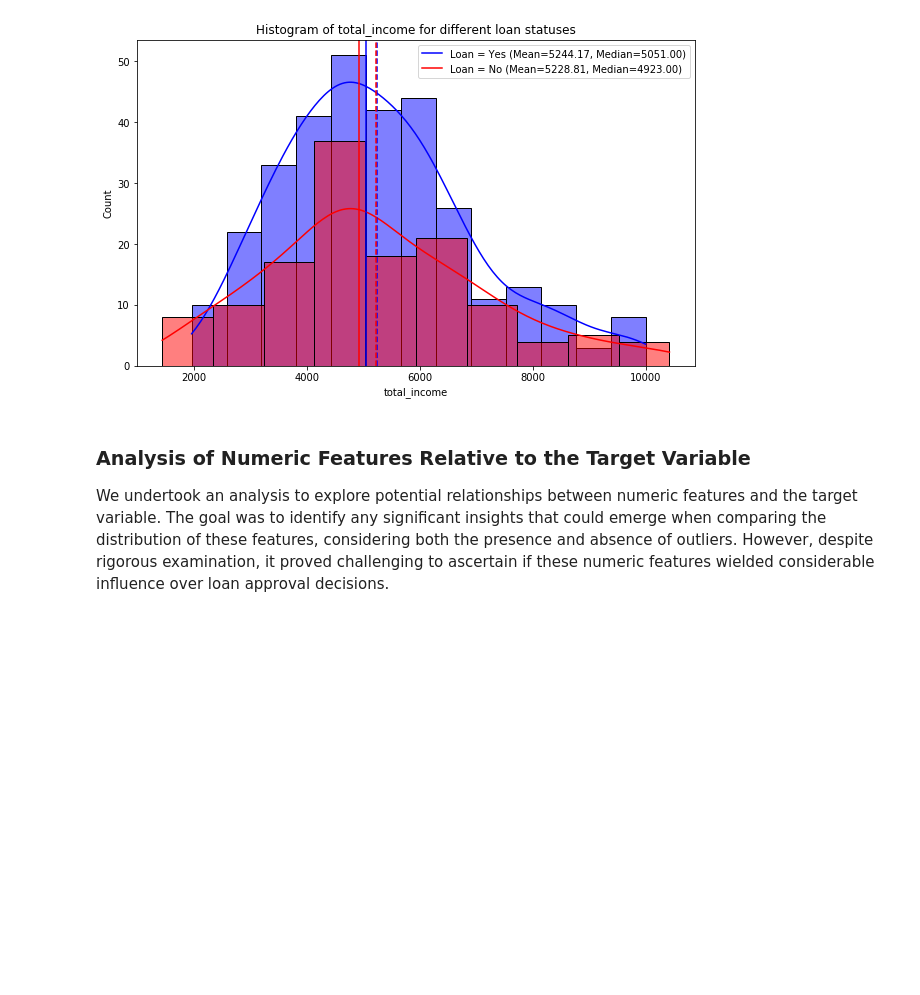
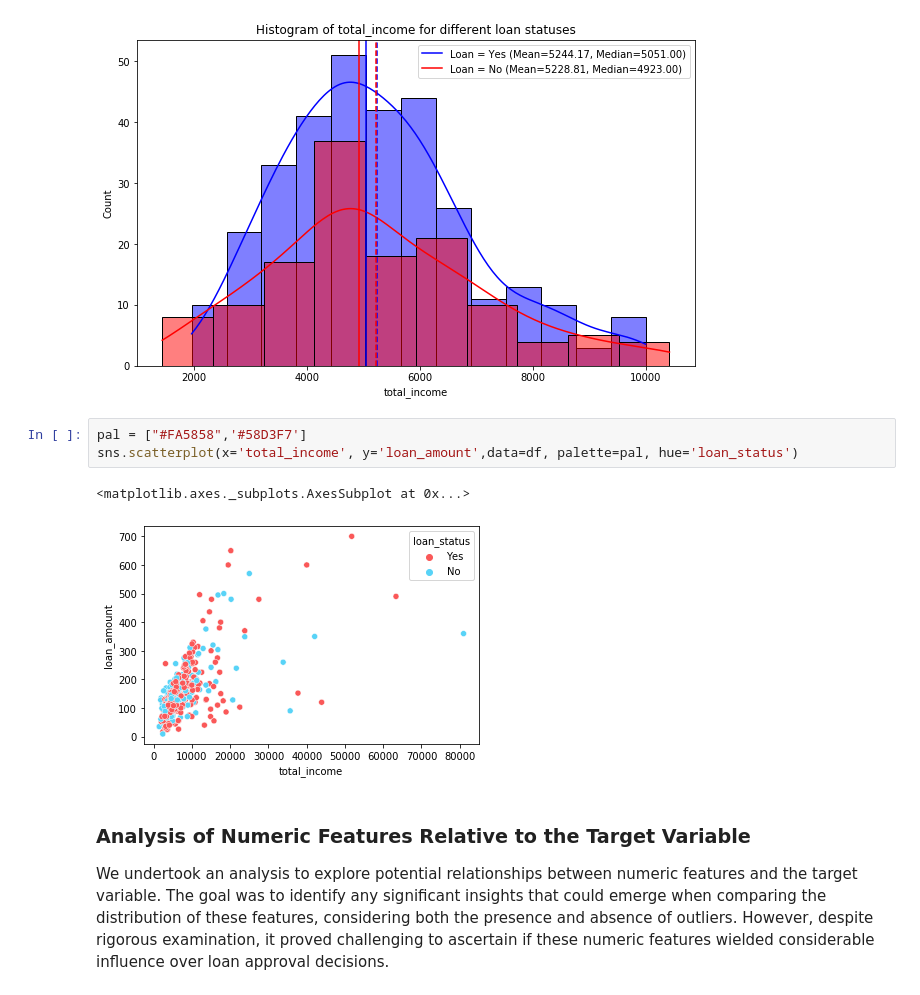
Before and after one commit to dooinn/week6-miniproject-loan, a Jupyter notebook: loan.ipynb, the cells around one changed output. Cells and saved outputs as stored; diff of their text form; blank space fills up the shorter version.

```diff
--- a/loan.ipynb
+++ b/loan.ipynb
@@ -547,6 +551,12 @@ for col in loan_yes.columns:
 [figure]
 [figure]
 [figure]
+# %%
+pal = ["#FA5858",'#58D3F7']
+sns.scatterplot(x='total_income', y='loan_amount',data=df, palette=pal, hue='loan_status')
+# %% [output]
+<matplotlib.axes._subplots.AxesSubplot at 0x...>
+[figure, added]
 # %% [markdown]
 ### Analysis of Numeric Features Relative to the Target Variable
 We undertook an analysis to explore potential relationships between numeric features and the target variable. The goal was to identify any significant insights that could emerge when comparing the distribution of these features, considering both the presence and absence of outliers. However, despite rigorous examination, it proved challenging to ascertain if these numeric features wielded considerable influence over loan approval decisions.
```
Also changed, not shown: parts of 7 cells of this notebook.
